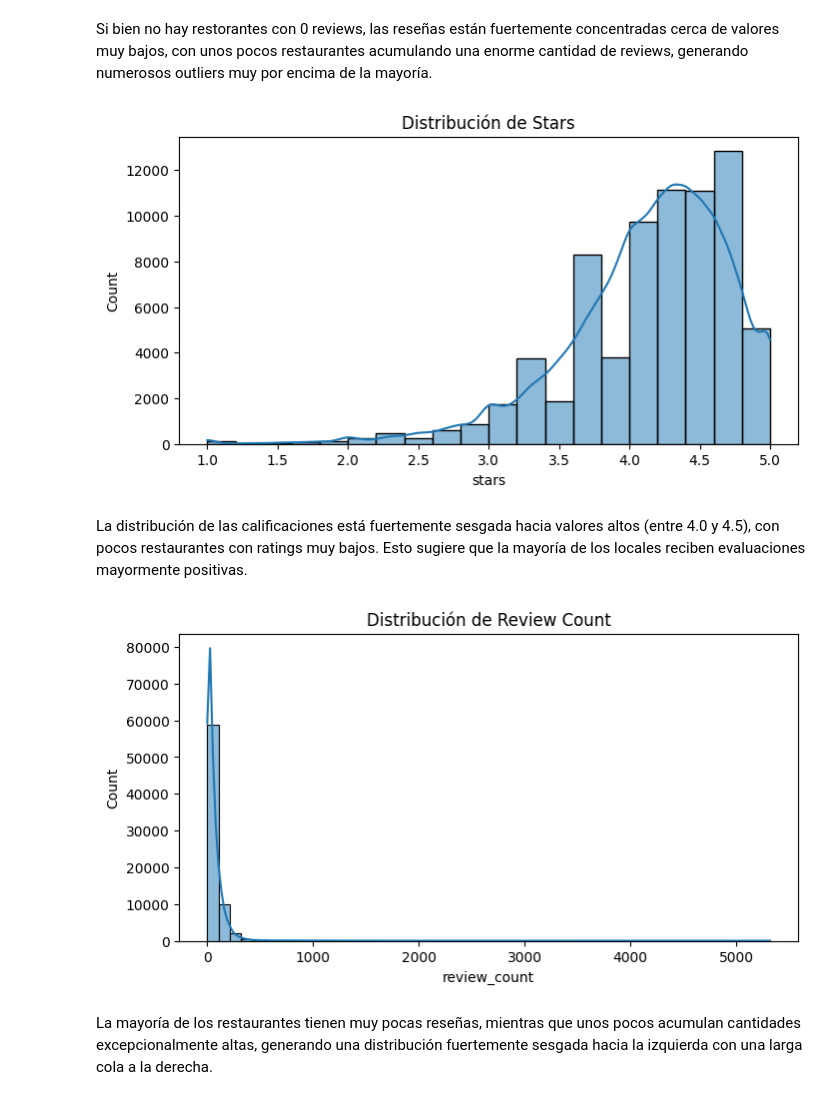
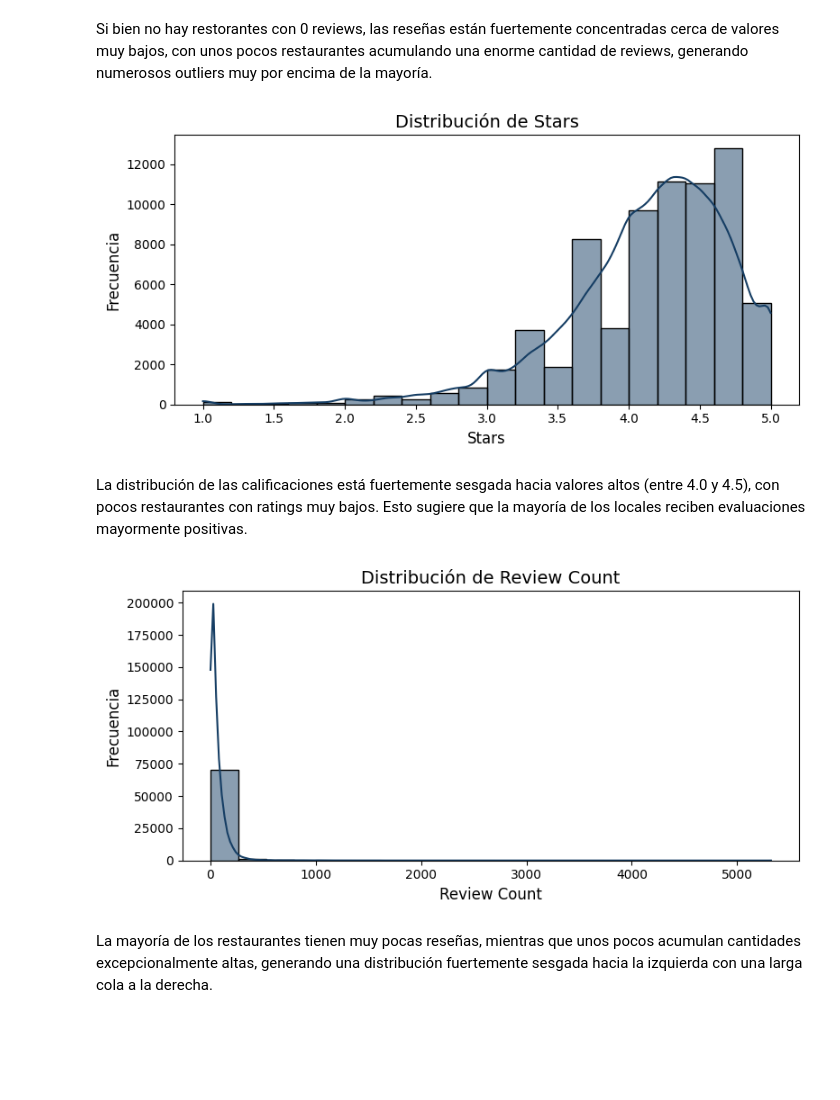
Before and after one commit to JosueMonte/restaurantguru, a Jupyter notebook: EDA/EDA_Google_MetaData.ipynb, the cells around one changed output. Saved outputs shown, nothing was run; the diff lists cells and outputs as text; code cells hidden in the pictures; blank space fills up the shorter version.

```diff
--- a/EDA/EDA_Google_MetaData.ipynb
+++ b/EDA/EDA_Google_MetaData.ipynb
@@ -177,5 +282,5 @@ Archivo Parquet creado: ../Data_cleaned/metadatosgoogle/filtered_top_10_states.p
 # %%
-df_completo = pd.read_parquet('../Data_cleaned/metadatosgoogle/filtered_top_10_states.parquet')
+df_completo = pd.read_parquet('../Data_cleaned/Google/metadata-sitios/filtered_top_10_states.parquet')
 # %%
 df_completo.head(3)
 # %% [output]
@@ -253,21 +382,27 @@ Número de restaurantes con 0 reviews: 0
 # %% [markdown]
 Si bien no hay restorantes con 0 reviews, las reseñas están fuertemente concentradas cerca de valores muy bajos, con unos pocos restaurantes acumulando una enorme cantidad de reviews, generando numerosos outliers muy por encima de la mayoría.
 # %%
-plt.figure(figsize=(8,4))
-sns.histplot(df_completo['stars'], kde=True, bins=20)
-plt.title('Distribución de Stars')
+plt.figure(figsize=(8, 4))
+sns.histplot(df_completo['stars'], kde=True, bins=20, color='#163E64')  # Color de la paleta
+plt.title('Distribución de Stars', fontsize=14)
+plt.xlabel('Stars', fontsize=12)
+plt.ylabel('Frecuencia', fontsize=12)
+plt.tight_layout()
 plt.show()
 # %% [output]
-[figure, old version]
+[figure, new version]
 # %% [markdown]
 La distribución de las calificaciones está fuertemente sesgada hacia valores altos (entre 4.0 y 4.5), con pocos restaurantes con ratings muy bajos. Esto sugiere que la mayoría de los locales reciben evaluaciones mayormente positivas.
 # %%
-plt.figure(figsize=(8,4))
-sns.histplot(df_completo['review_count'], kde=True, bins=50)
-plt.title('Distribución de Review Count')
+plt.figure(figsize=(8, 4))
+sns.histplot(df_completo['review_count'], kde=True, bins=20, color='#163E64')  # Color de la paleta
+plt.title('Distribución de Review Count', fontsize=14)
+plt.xlabel('Review Count', fontsize=12)
+plt.ylabel('Frecuencia', fontsize=12)
+plt.tight_layout()
 plt.show()
 # %% [output]
-[figure, old version]
+[figure, new version]
 # %% [markdown]
 La mayoría de los restaurantes tienen muy pocas reseñas, mientras que unos pocos acumulan cantidades excepcionalmente altas, generando una distribución fuertemente sesgada hacia la izquierda con una larga cola a la derecha.
 # %%
```
Also changed, not shown: parts of 55 cells of this notebook, 2 other files.
